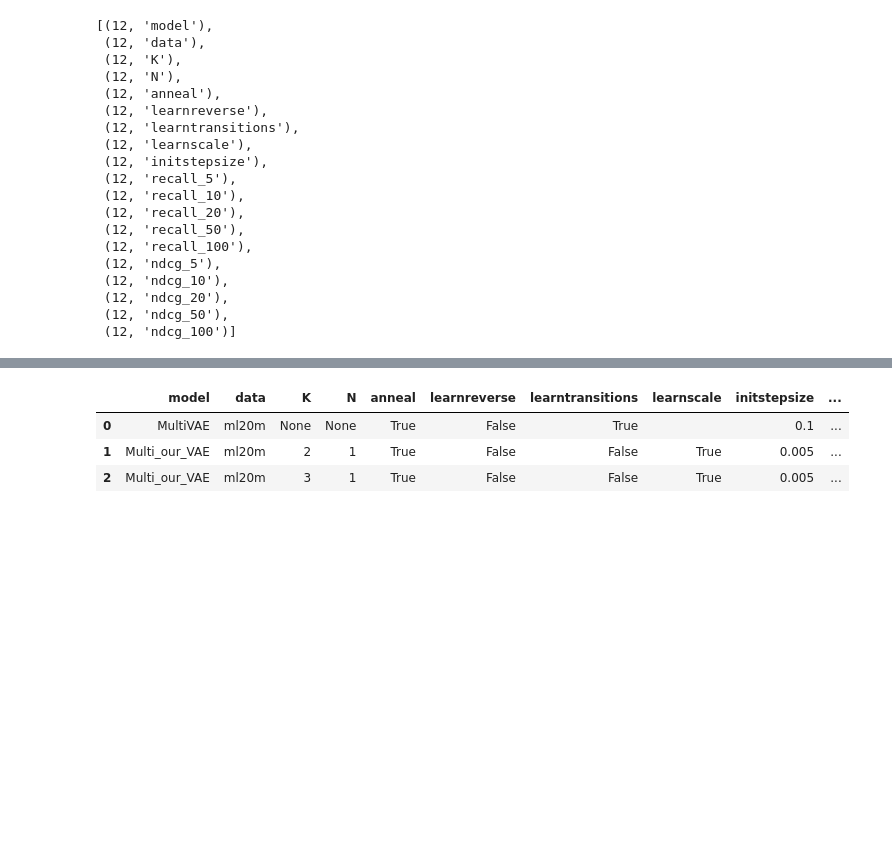
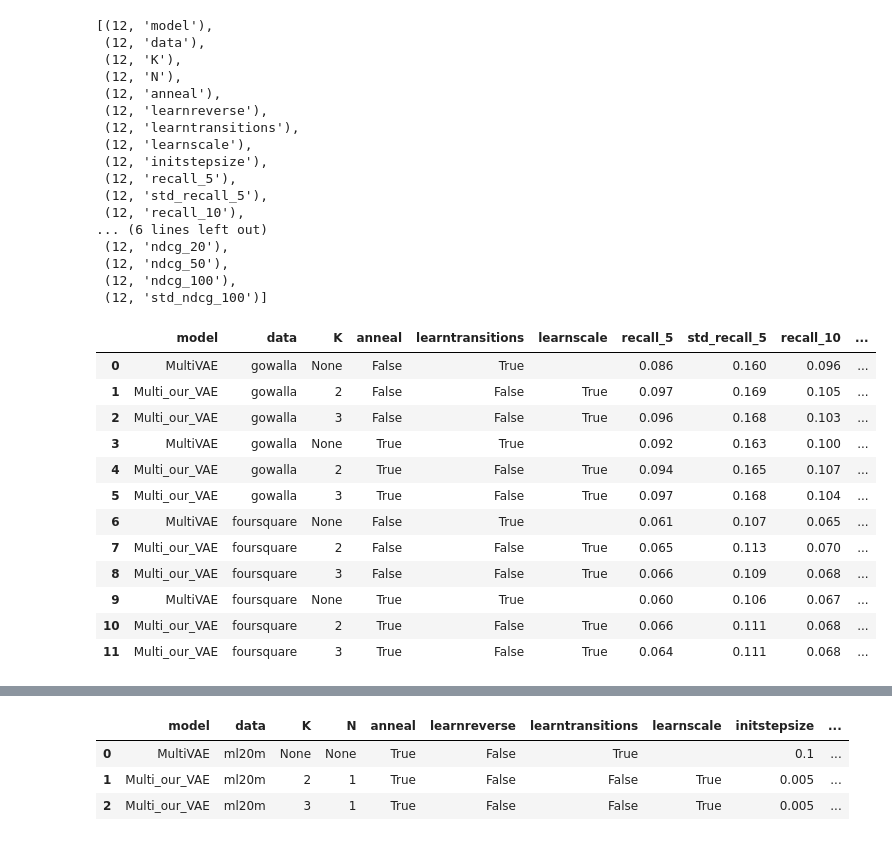
Before and after one commit to nkotelevskii/hmc, a Jupyter notebook: recommender/evaluation.ipynb, the cells around one changed output, grey strips where cells are left out. Drawn from its saved outputs; the diff is of its cells as text; code cells hidden in the pictures; blank space fills up the shorter version.

```diff
--- a/recommender/evaluation.ipynb
+++ b/recommender/evaluation.ipynb
@@ -24,7 +24,7 @@ import ncvis
 import re
 import gc
 
-device = 'cuda:1'
+device = 'cuda:0'
 
 class dotdict(dict):
     """dot.notation access to dictionary attributes"""
@@ -206,7 +206,7 @@ def load_model(path, device):
 
     return model
 # %%
-resulting_dict = {'model': [], 'data': [], 'K': [], 'N': [], 'anneal': [], 'learnreverse': [], 'learntransitions': [], 'learnscale': [], 'initstepsize': [],  'data': [], 'recall_5': [], 'recall_10': [], 'recall_20': [], 'recall_50': [], 'recall_100': [], 'ndcg_5': [], 'ndcg_10': [], 'ndcg_20': [], 'ndcg_50': [], 'ndcg_100': []}
+resulting_dict = {'model': [], 'data': [], 'K': [], 'N': [], 'anneal': [], 'learnreverse': [], 'learntransitions': [], 'learnscale': [], 'initstepsize': [],  'data': [], 'recall_5': [], 'std_recall_5': [], 'recall_10': [], 'std_recall_10': [], 'recall_20': [], 'recall_50': [], 'recall_100': [], 'ndcg_5': [], 'ndcg_10': [], 'ndcg_20': [], 'ndcg_50': [], 'ndcg_100': [], 'std_ndcg_100': []}
 # %%
 # args.data = 'ml20m'
 # dataset = Dataset(args, data_dir='./data/')
@@ -256,6 +256,16 @@ models_list = [
 ]
 # %%
 models_list = [
+    [
+#         './models/best_model_MultiVAE_data_ml20m_K_None_N_None_learnreverse_False_anneal_True_lrdec_0.001_lrenc_None_learntransitions_True_initstepsize_0.1.pt',
+#         './models/best_model_Multi_our_VAE_data_ml20m_K_2_N_1_learnreverse_False_anneal_True_lrdec_0.003_lrenc_0.001_learntransitions_False_initstepsize_0.005_learnscale_True.pt',
+#         './models/best_model_Multi_our_VAE_data_ml20m_K_3_N_1_learnreverse_False_anneal_True_lrdec_0.003_lrenc_0.001_learntransitions_False_initstepsize_0.005_learnscale_True.pt',
+
+
+#         './models/best_model_MultiVAE_data_ml20m_K_None_N_None_learnreverse_False_anneal_False_lrdec_0.001_lrenc_None_learntransitions_True_initstepsize_0.1.pt',
+#         './models/best_model_Multi_our_VAE_data_ml20m_K_2_N_1_learnreverse_False_anneal_False_lrdec_0.001_lrenc_0.001_learntransitions_False_initstepsize_0.01.pt',
+#         './models/best_model_Multi_our_VAE_data_ml20m_K_3_N_1_learnreverse_False_anneal_False_lrdec_0.001_lrenc_0.001_learntransitions_False_initstepsize_0.01.pt',
+    ],
     [
         './models/best_model_MultiVAE_data_gowalla_K_None_N_None_learnreverse_False_anneal_False_lrdec_0.001_lrenc_None_learntransitions_True_initstepsize_0.01.pt',
         './models/best_model_Multi_our_VAE_data_gowalla_K_2_N_1_learnreverse_False_anneal_False_lrdec_0.003_lrenc_0.001_learntransitions_False_initstepsize_0.005_learnscale_True.pt',
@@ -280,7 +290,7 @@ models_list = [
 # %%
 pattern_1 = re.compile(r'best_model_(\w*)_data_([\w\d]*)_K_([\d\w]*)_N_([\d\w]*)_learnreverse_(\w*)_anneal_(\w*)_lrdec_([.\d]*)_lrenc_([.\d\w]*)_learntransitions_([\w]*)_initstepsize_([.\d]*)(_learnscale_(True))?\.pt')
 
-for i, data in enumerate(['gowalla', 'foursquare']):#['foursquare', 'gowalla']): #['ml100k', 'ml20m', 'ml25m']):
+for i, data in enumerate(['ml20m', 'gowalla', 'foursquare']):#['foursquare', 'gowalla']): #['ml100k', 'ml20m', 'ml25m']):
     args.data = data
     dataset = Dataset(args, data_dir='./data/')
     models = models_list[i]
@@ -347,9 +357,12 @@ for i, data in enumerate(['gowalla', 'foursquare']):#['foursquare', 'gowalla']):
         current_ndcg_20 = ndcg_20_dist.mean()
         current_ndcg_50 = ndcg_50_dist.mean()
         current_ndcg_100 = ndcg_100_dist.mean()
+        current_std_ndcg_100 = ndcg_100_dist.std()
 
         current_recall_5 = recall_5_dist.mean()
+        current_std_recall_5 = recall_5_dist.std()
         current_recall_10 = recall_10_dist.mean()
+        current_std_recall_10 = recall_10_dist.std()
         current_recall_20 = recall_20_dist.mean()
         current_recall_50 = recall_50_dist.mean()
         current_recall_100 = recall_100_dist.mean()
@@ -359,9 +372,12 @@ for i, data in enumerate(['gowalla', 'foursquare']):#['foursquare', 'gowalla']):
         resulting_dict['ndcg_20'].append(current_ndcg_20)
         resulting_dict['ndcg_50'].append(current_ndcg_50)
         resulting_dict['ndcg_100'].append(current_ndcg_100)
+        resulting_dict['std_ndcg_100'].append(current_std_ndcg_100)
 
         resulting_dict['recall_5'].append(current_recall_5)
+        resulting_dict['std_recall_5'].append(current_std_recall_5)
         resulting_dict['recall_10'].append(current_recall_10)
+        resulting_dict['std_recall_10'].append(current_std_recall_10)
         resulting_dict['recall_20'].append(current_recall_20)
         resulting_dict['recall_50'].append(current_recall_50)
         resulting_dict['recall_100'].append(current_recall_100)
@@ -383,15 +399,31 @@ pd.set_option('display.max_colwidth', 100)
  (12, 'learnscale'),
  (12, 'initstepsize'),
  (12, 'recall_5'),
+ (12, 'std_recall_5'),
  (12, 'recall_10'),
- (12, 'recall_20'),
- (12, 'recall_50'),
- (12, 'recall_100'),
- (12, 'ndcg_5'),
- (12, 'ndcg_10'),
+... (6 lines left out)
  (12, 'ndcg_20'),
  (12, 'ndcg_50'),
- (12, 'ndcg_100')]
+ (12, 'ndcg_100'),
+ (12, 'std_ndcg_100')]
+# %%
+df = pd.DataFrame(resulting_dict)
+# df.to_csv('./eval_results_bests.csv', index=False)
+df.round(3).drop(['learnreverse', 'N', 'initstepsize',], axis=1)
+# %% [output]
+|  | model | data | K | anneal | learntransitions | learnscale | recall_5 | std_recall_5 | recall_10 | ... |
+| 0 | MultiVAE | gowalla | None | False | True |  | 0.086 | 0.160 | 0.096 | ... |
+| 1 | Multi_our_VAE | gowalla | 2 | False | False | True | 0.097 | 0.169 | 0.105 | ... |
+| 2 | Multi_our_VAE | gowalla | 3 | False | False | True | 0.096 | 0.168 | 0.103 | ... |
+| 3 | MultiVAE | gowalla | None | True | True |  | 0.092 | 0.163 | 0.100 | ... |
+| 4 | Multi_our_VAE | gowalla | 2 | True | False | True | 0.094 | 0.165 | 0.107 | ... |
+| 5 | Multi_our_VAE | gowalla | 3 | True | False | True | 0.097 | 0.168 | 0.104 | ... |
+| 6 | MultiVAE | foursquare | None | False | True |  | 0.061 | 0.107 | 0.065 | ... |
+| 7 | Multi_our_VAE | foursquare | 2 | False | False | True | 0.065 | 0.113 | 0.070 | ... |
+| 8 | Multi_our_VAE | foursquare | 3 | False | False | True | 0.066 | 0.109 | 0.068 | ... |
+| 9 | MultiVAE | foursquare | None | True | True |  | 0.060 | 0.106 | 0.067 | ... |
+| 10 | Multi_our_VAE | foursquare | 2 | True | False | True | 0.066 | 0.111 | 0.068 | ... |
+| 11 | Multi_our_VAE | foursquare | 3 | True | False | True | 0.064 | 0.111 | 0.068 | ... |
 # %%
 df = pd.DataFrame(resulting_dict)
 # df.to_csv('./eval_results_bests.csv', index=False)
```
Also changed, not shown: parts of 2 cells of this notebook, 22 other files.
